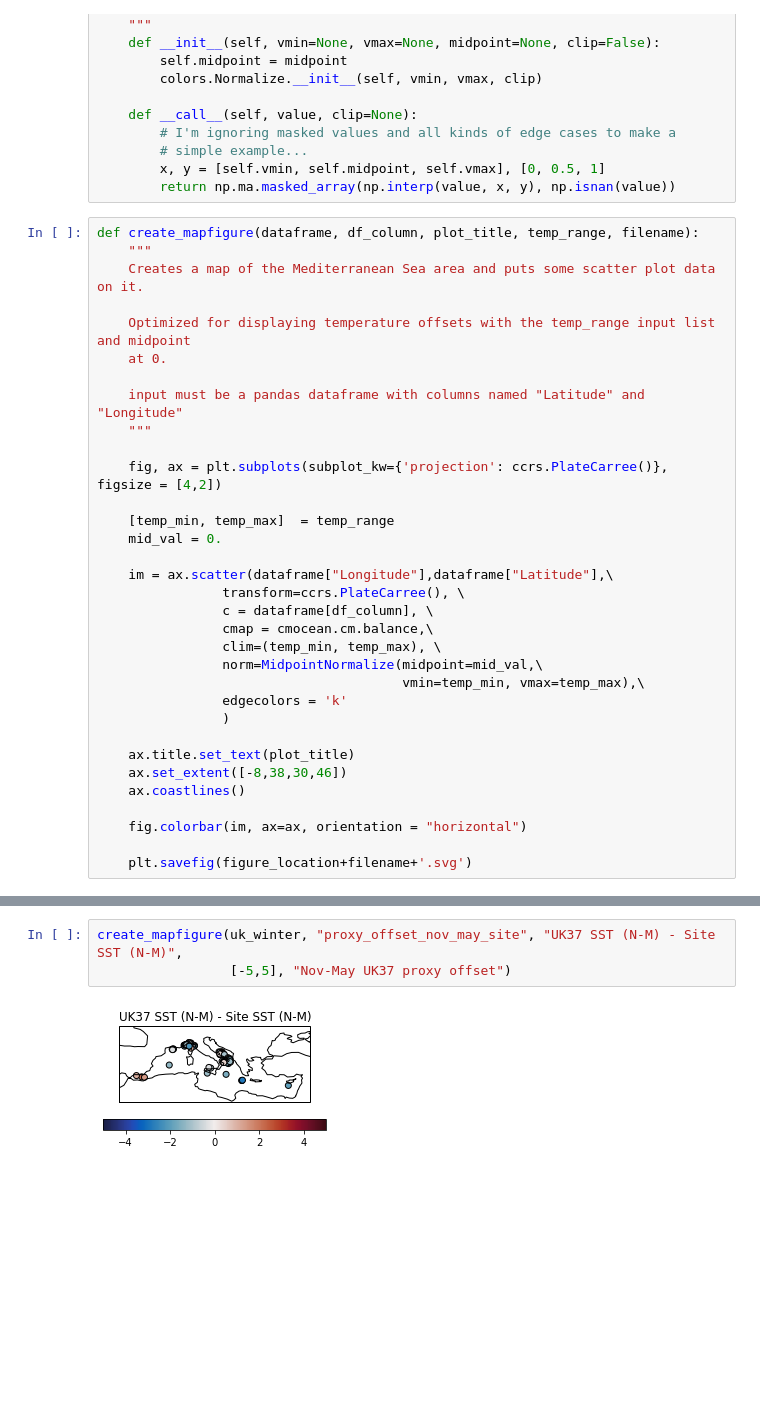
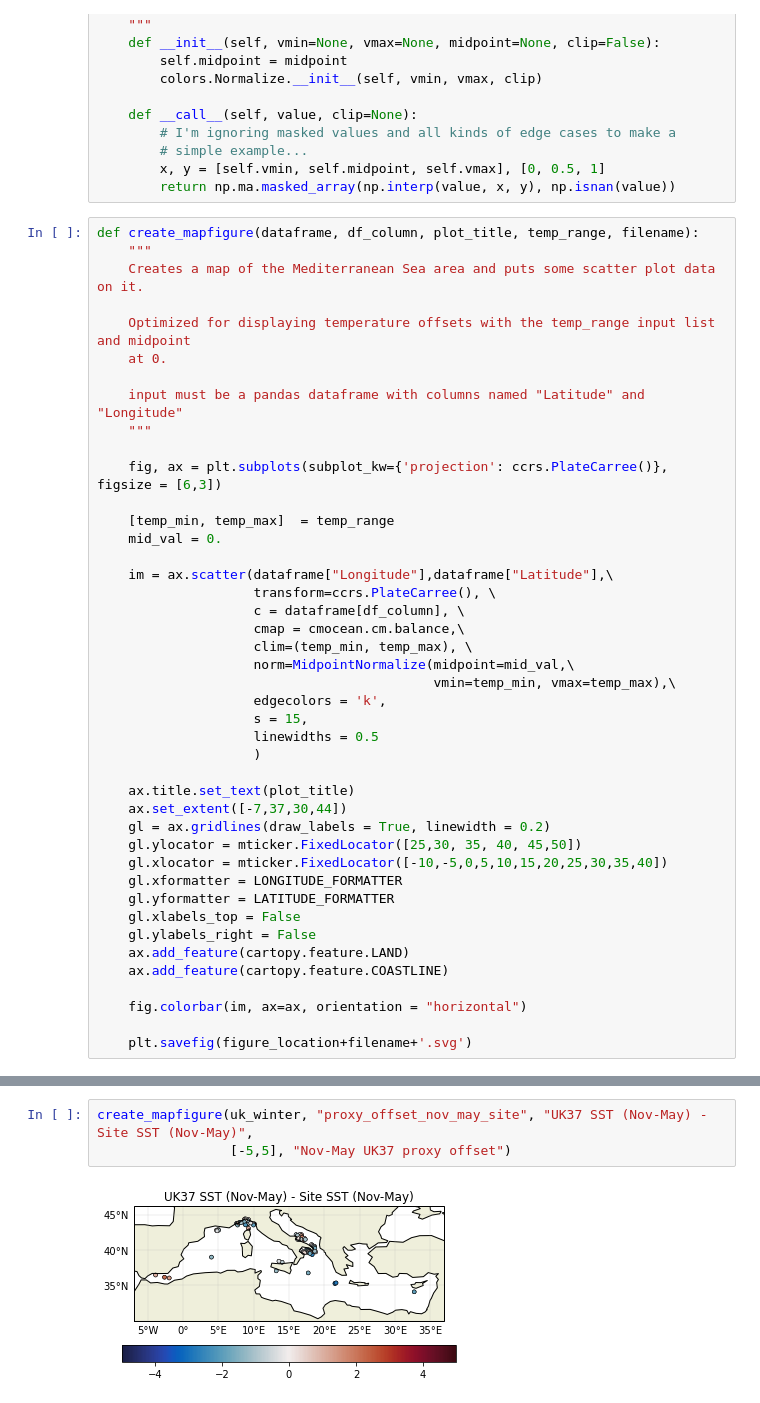
Before and after one commit to addison-rice/lateral-transport, a Jupyter notebook: src/plotting_temp_diff-nemo.ipynb, the cells around one changed output, grey strips where cells are left out. Drawn from its saved outputs; the diff is of its cells as text; blank space fills up the shorter version.

```diff
--- a/src/plotting_temp_diff-nemo.ipynb
+++ b/src/plotting_temp_diff-nemo.ipynb
@@ -45,24 +48,34 @@ def create_mapfigure(dataframe, df_column, plot_title, temp_range, filename):
     input must be a pandas dataframe with columns named "Latitude" and "Longitude"
     """
 
-    fig, ax = plt.subplots(subplot_kw={'projection': ccrs.PlateCarree()}, figsize = [4,2])
+    fig, ax = plt.subplots(subplot_kw={'projection': ccrs.PlateCarree()}, figsize = [6,3])
 
     [temp_min, temp_max]  = temp_range
     mid_val = 0.
 
     im = ax.scatter(dataframe["Longitude"],dataframe["Latitude"],\
-                transform=ccrs.PlateCarree(), \
-                c = dataframe[df_column], \
-                cmap = cmocean.cm.balance,\
-                clim=(temp_min, temp_max), \
-                norm=MidpointNormalize(midpoint=mid_val,\
-                                       vmin=temp_min, vmax=temp_max),\
-                edgecolors = 'k'
-                )
+                    transform=ccrs.PlateCarree(), \
+                    c = dataframe[df_column], \
+                    cmap = cmocean.cm.balance,\
+                    clim=(temp_min, temp_max), \
+                    norm=MidpointNormalize(midpoint=mid_val,\
+                                           vmin=temp_min, vmax=temp_max),\
+                    edgecolors = 'k',
+                    s = 15,
+                    linewidths = 0.5
+                    )
 
     ax.title.set_text(plot_title)
-    ax.set_extent([-8,38,30,46])
-    ax.coastlines()
+    ax.set_extent([-7,37,30,44])
+    gl = ax.gridlines(draw_labels = True, linewidth = 0.2)
+    gl.ylocator = mticker.FixedLocator([25,30, 35, 40, 45,50])
+    gl.xlocator = mticker.FixedLocator([-10,-5,0,5,10,15,20,25,30,35,40])
+    gl.xformatter = LONGITUDE_FORMATTER
+    gl.yformatter = LATITUDE_FORMATTER
+    gl.xlabels_top = False
+    gl.ylabels_right = False
+    ax.add_feature(cartopy.feature.LAND)
+    ax.add_feature(cartopy.feature.COASTLINE)
 
     fig.colorbar(im, ax=ax, orientation = "horizontal")
 
@@ -80,6 +93,6 @@ create_mapfigure(uk_annual, "proxy_offset_site", "UK37 SST - Site SST", [-5,5],
 # %%
-create_mapfigure(uk_winter, "proxy_offset_nov_may_site", "UK37 SST (N-M) - Site SST (N-M)",
+create_mapfigure(uk_winter, "proxy_offset_nov_may_site", "UK37 SST (Nov-May) - Site SST (Nov-May)",
                  [-5,5], "Nov-May UK37 proxy offset")
 # %% [output]
-[figure, old version]
+[figure, new version]
 # %%
```
Also changed, not shown: parts of 4 cells of this notebook.
